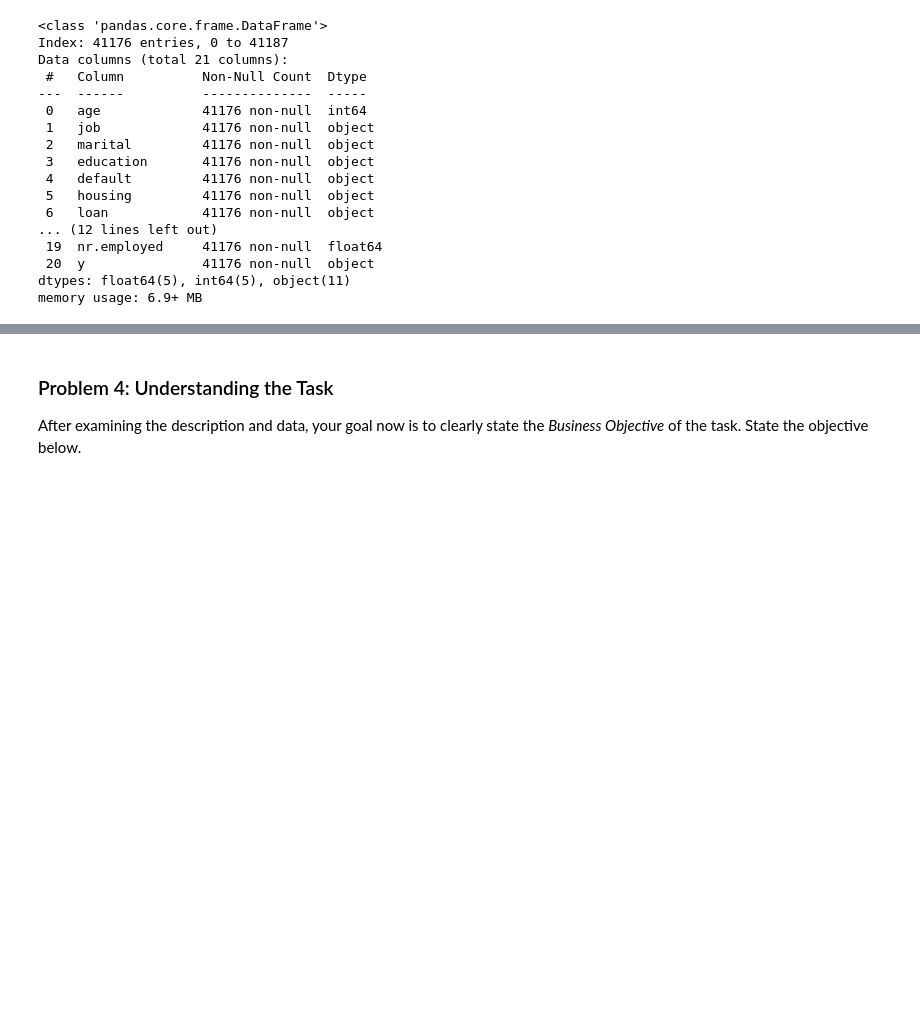
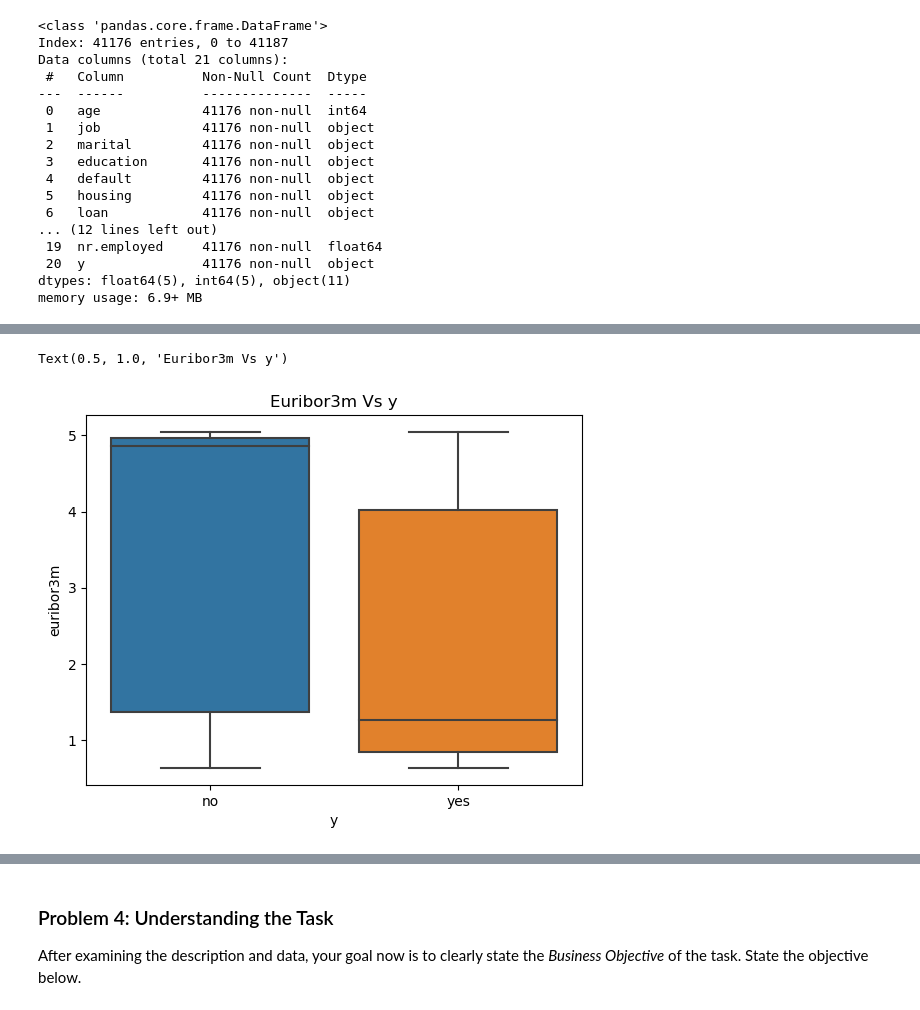
Before and after one commit to archana-rg/ml-practical-apps, a Jupyter notebook: classifiers_perf/classifiers_performance.ipynb, the cells around one changed output, grey strips where cells are left out. Drawn from its saved outputs; the diff is of its cells as text; code cells hidden in the pictures; blank space fills up the shorter version.

```diff
--- a/classifiers_perf/classifiers_performance.ipynb
+++ b/classifiers_perf/classifiers_performance.ipynb
@@ -154,0 +209,6 @@ Name: count, dtype: int64
+# %%
+sns.boxplot(data=df, x='y', y='euribor3m')
+plt.title('Euribor3m Vs y')
+# %% [output]
+Text(0.5, 1.0, 'Euribor3m Vs y')
+[figure, added]
```
Also changed, not shown: parts of 88 cells of this notebook, 18 other files.
